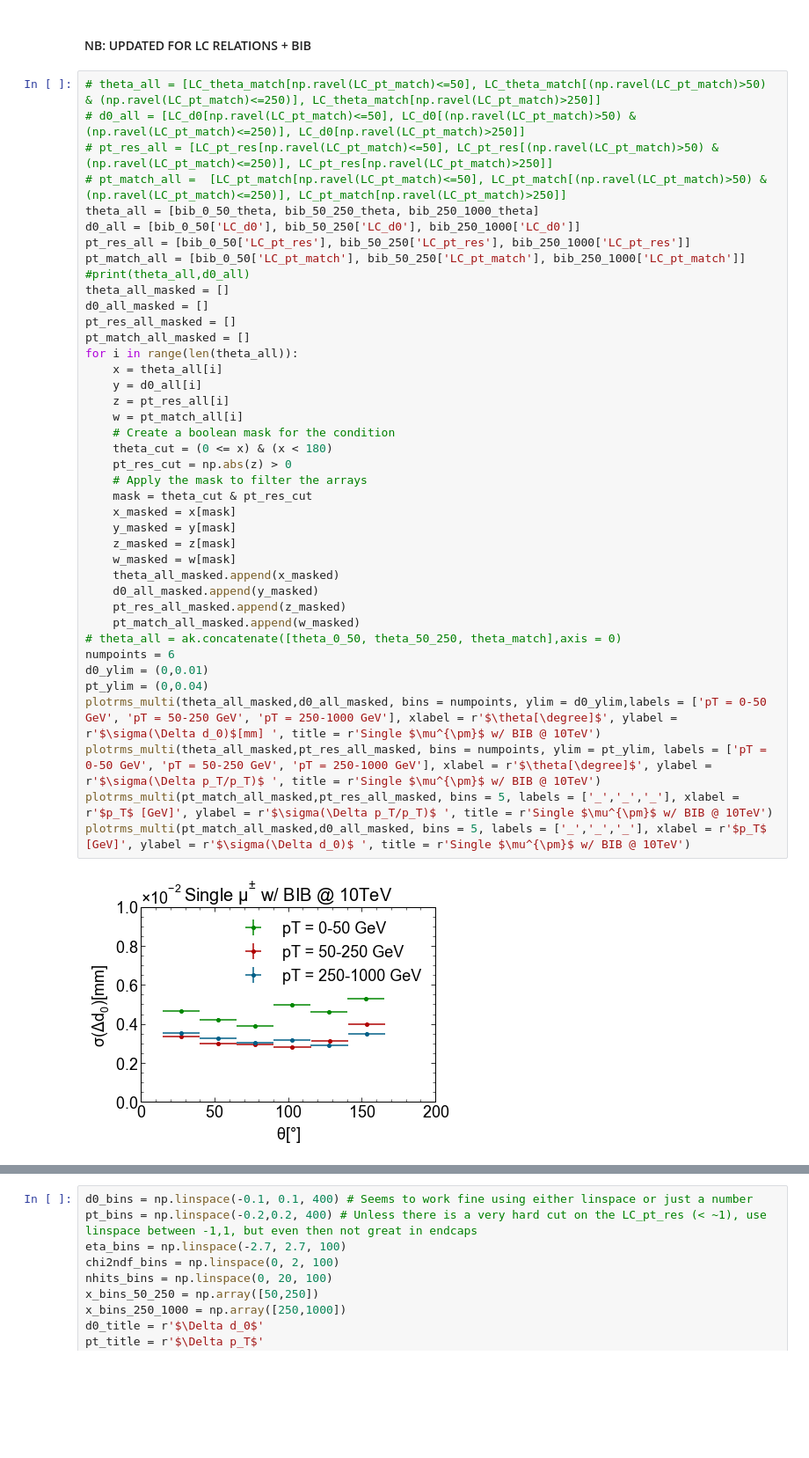
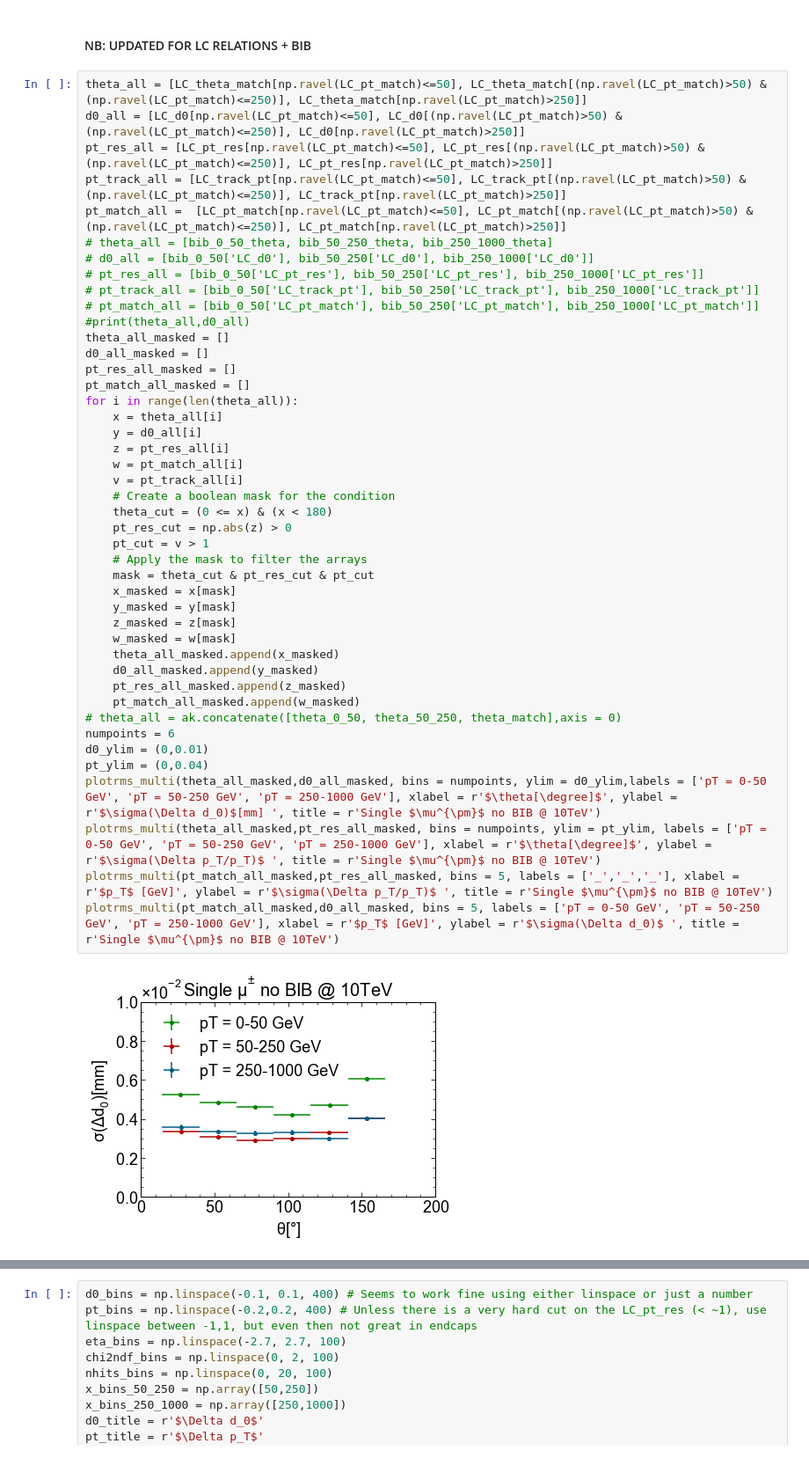
Before and after one commit to kdp-lab/maia_detector_paper, a Jupyter notebook: json_analysis.ipynb, the cells around one changed output, grey strips where cells are left out. Shown at 88% size. Cells and saved outputs as stored; diff of their text form; blank space fills up the shorter version.

```diff
--- a/json_analysis.ipynb
+++ b/json_analysis.ipynb
@@ -501,44 +509,48 @@ def compare1DHistograms(datas,bins,scale='linear',label="",leg=[]):
 # %% [markdown]
 #### NB: UPDATED FOR LC RELATIONS + BIB
 # %%
-# theta_all = [LC_theta_match[np.ravel(LC_pt_match)<=50], LC_theta_match[(np.ravel(LC_pt_match)>50) & (np.ravel(LC_pt_match)<=250)], LC_theta_match[np.ravel(LC_pt_match)>250]]
-# d0_all = [LC_d0[np.ravel(LC_pt_match)<=50], LC_d0[(np.ravel(LC_pt_match)>50) & (np.ravel(LC_pt_match)<=250)], LC_d0[np.ravel(LC_pt_match)>250]]
-# pt_res_all = [LC_pt_res[np.ravel(LC_pt_match)<=50], LC_pt_res[(np.ravel(LC_pt_match)>50) & (np.ravel(LC_pt_match)<=250)], LC_pt_res[np.ravel(LC_pt_match)>250]]
-# pt_match_all =  [LC_pt_match[np.ravel(LC_pt_match)<=50], LC_pt_match[(np.ravel(LC_pt_match)>50) & (np.ravel(LC_pt_match)<=250)], LC_pt_match[np.ravel(LC_pt_match)>250]]
-theta_all = [bib_0_50_theta, bib_50_250_theta, bib_250_1000_theta]
-d0_all = [bib_0_50['LC_d0'], bib_50_250['LC_d0'], bib_250_1000['LC_d0']]
-pt_res_all = [bib_0_50['LC_pt_res'], bib_50_250['LC_pt_res'], bib_250_1000['LC_pt_res']]
-pt_match_all = [bib_0_50['LC_pt_match'], bib_50_250['LC_pt_match'], bib_250_1000['LC_pt_match']]
+theta_all = [LC_theta_match[np.ravel(LC_pt_match)<=50], LC_theta_match[(np.ravel(LC_pt_match)>50) & (np.ravel(LC_pt_match)<=250)], LC_theta_match[np.ravel(LC_pt_match)>250]]
+d0_all = [LC_d0[np.ravel(LC_pt_match)<=50], LC_d0[(np.ravel(LC_pt_match)>50) & (np.ravel(LC_pt_match)<=250)], LC_d0[np.ravel(LC_pt_match)>250]]
+pt_res_all = [LC_pt_res[np.ravel(LC_pt_match)<=50], LC_pt_res[(np.ravel(LC_pt_match)>50) & (np.ravel(LC_pt_match)<=250)], LC_pt_res[np.ravel(LC_pt_match)>250]]
+pt_track_all = [LC_track_pt[np.ravel(LC_pt_match)<=50], LC_track_pt[(np.ravel(LC_pt_match)>50) & (np.ravel(LC_pt_match)<=250)], LC_track_pt[np.ravel(LC_pt_match)>250]]
+pt_match_all =  [LC_pt_match[np.ravel(LC_pt_match)<=50], LC_pt_match[(np.ravel(LC_pt_match)>50) & (np.ravel(LC_pt_match)<=250)], LC_pt_match[np.ravel(LC_pt_match)>250]]
+# theta_all = [bib_0_50_theta, bib_50_250_theta, bib_250_1000_theta]
+# d0_all = [bib_0_50['LC_d0'], bib_50_250['LC_d0'], bib_250_1000['LC_d0']]
+# pt_res_all = [bib_0_50['LC_pt_res'], bib_50_250['LC_pt_res'], bib_250_1000['LC_pt_res']]
+# pt_track_all = [bib_0_50['LC_track_pt'], bib_50_250['LC_track_pt'], bib_250_1000['LC_track_pt']]
+# pt_match_all = [bib_0_50['LC_pt_match'], bib_50_250['LC_pt_match'], bib_250_1000['LC_pt_match']]
 #print(theta_all,d0_all)
 theta_all_masked = []
 d0_all_masked = []
 pt_res_all_masked = []
 pt_match_all_masked = []
 for i in range(len(theta_all)):
     x = theta_all[i]
     y = d0_all[i]
     z = pt_res_all[i]
     w = pt_match_all[i]
+    v = pt_track_all[i]
     # Create a boolean mask for the condition
     theta_cut = (0 <= x) & (x < 180)
     pt_res_cut = np.abs(z) > 0
+    pt_cut = v > 1
     # Apply the mask to filter the arrays
-    mask = theta_cut & pt_res_cut
+    mask = theta_cut & pt_res_cut & pt_cut
     x_masked = x[mask]
     y_masked = y[mask]
     z_masked = z[mask]
     w_masked = w[mask]
     theta_all_masked.append(x_masked)
     d0_all_masked.append(y_masked)
     pt_res_all_masked.append(z_masked)
     pt_match_all_masked.append(w_masked)
 # theta_all = ak.concatenate([theta_0_50, theta_50_250, theta_match],axis = 0)
 numpoints = 6
 d0_ylim = (0,0.01)
 pt_ylim = (0,0.04)
-plotrms_multi(theta_all_masked,d0_all_masked, bins = numpoints, ylim = d0_ylim,labels = ['pT = 0-50 GeV', 'pT = 50-250 GeV', 'pT = 250-1000 GeV'], xlabel = r'$\theta[\degree]$', ylabel = r'$\sigma(\Delta d_0)$[mm] ', title = r'Single $\mu^{\pm}$ w/ BIB @ 10TeV')
-plotrms_multi(theta_all_masked,pt_res_all_masked, bins = numpoints, ylim = pt_ylim, labels = ['pT = 0-50 GeV', 'pT = 50-250 GeV', 'pT = 250-1000 GeV'], xlabel = r'$\theta[\degree]$', ylabel = r'$\sigma(\Delta p_T/p_T)$ ', title = r'Single $\mu^{\pm}$ w/ BIB @ 10TeV')
-plotrms_multi(pt_match_all_masked,pt_res_all_masked, bins = 5, labels = ['_','_','_'], xlabel = r'$p_T$ [GeV]', ylabel = r'$\sigma(\Delta p_T/p_T)$ ', title = r'Single $\mu^{\pm}$ w/ BIB @ 10TeV')
-plotrms_multi(pt_match_all_masked,d0_all_masked, bins = 5, labels = ['_','_','_'], xlabel = r'$p_T$ [GeV]', ylabel = r'$\sigma(\Delta d_0)$ ', title = r'Single $\mu^{\pm}$ w/ BIB @ 10TeV')
+plotrms_multi(theta_all_masked,d0_all_masked, bins = numpoints, ylim = d0_ylim,labels = ['pT = 0-50 GeV', 'pT = 50-250 GeV', 'pT = 250-1000 GeV'], xlabel = r'$\theta[\degree]$', ylabel = r'$\sigma(\Delta d_0)$[mm] ', title = r'Single $\mu^{\pm}$ no BIB @ 10TeV')
+plotrms_multi(theta_all_masked,pt_res_all_masked, bins = numpoints, ylim = pt_ylim, labels = ['pT = 0-50 GeV', 'pT = 50-250 GeV', 'pT = 250-1000 GeV'], xlabel = r'$\theta[\degree]$', ylabel = r'$\sigma(\Delta p_T/p_T)$ ', title = r'Single $\mu^{\pm}$ no BIB @ 10TeV')
+plotrms_multi(pt_match_all_masked,pt_res_all_masked, bins = 5, labels = ['_','_','_'], xlabel = r'$p_T$ [GeV]', ylabel = r'$\sigma(\Delta p_T/p_T)$ ', title = r'Single $\mu^{\pm}$ no BIB @ 10TeV')
+plotrms_multi(pt_match_all_masked,d0_all_masked, bins = 5, labels = ['pT = 0-50 GeV', 'pT = 50-250 GeV', 'pT = 250-1000 GeV'], xlabel = r'$p_T$ [GeV]', ylabel = r'$\sigma(\Delta d_0)$ ', title = r'Single $\mu^{\pm}$ no BIB @ 10TeV')
 # %% [output]
-[figure, old version]
+[figure, new version]
```
Also changed, not shown: parts of 14 cells of this notebook.
